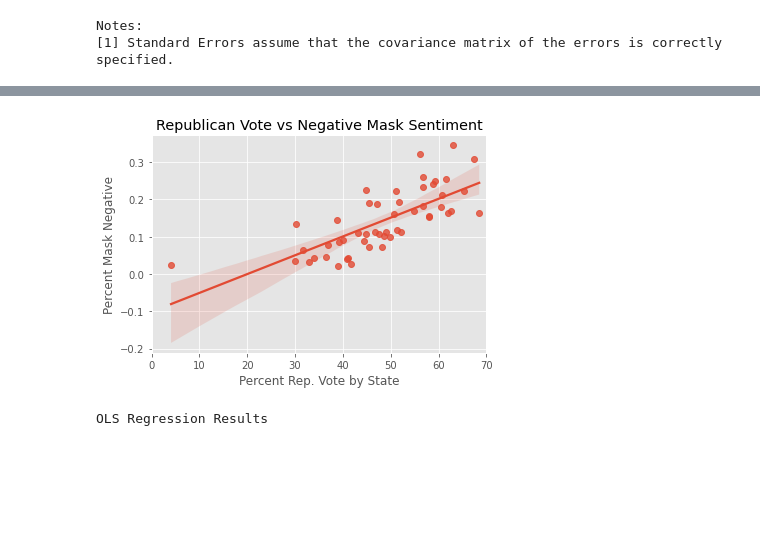
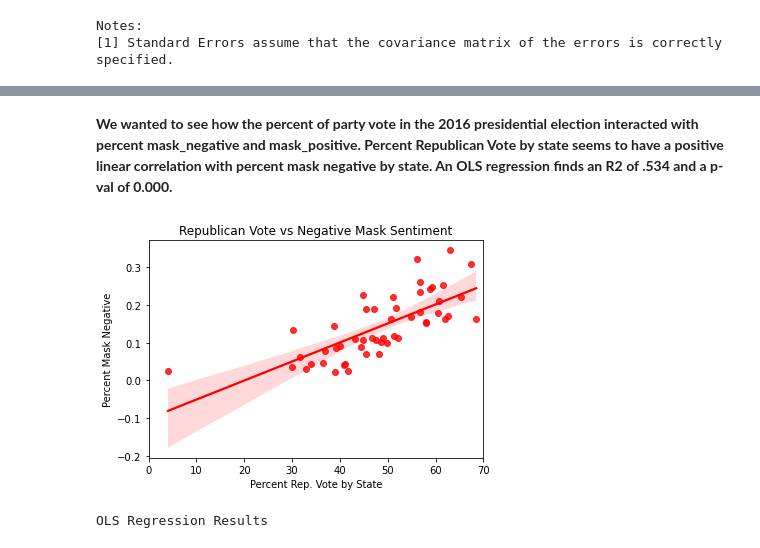
Before and after one commit to vmohan96/Decoding-COVID-19, a Jupyter notebook: 03.1-Modeling-alex.ipynb, the cells around one changed output, grey strips where cells are left out. Drawn from its saved outputs; the diff is of its cells as text; code cells hidden in the pictures; blank space fills up the shorter version.

```diff
--- a/03.1-Modeling-alex.ipynb
+++ b/03.1-Modeling-alex.ipynb
@@ -73,13 +89,15 @@ y = df['percent change cases']
+# %% [markdown]
+**We wanted to see how the percent of party vote in the 2016 presidential election interacted with percent mask_negative and mask_positive. Percent Republican Vote by state seems to have a positive linear correlation with percent mask negative by state. An OLS regression finds an R2 of .534 and a p-val of 0.000.**
 # %%
-sns.regplot(data=df, x='percr', y='mask_negative', label='Significance=.004')
+sns.regplot(data=df, x='percr', y='mask_negative', color='red')
 plt.ylabel('Percent Mask Negative')
 plt.xlabel('Percent Rep. Vote by State')
 plt.xlim(0, 70)
 plt.title('Republican Vote vs Negative Mask Sentiment')
 #plt.legend();
-plt.savefig('republican_mask')
+plt.savefig('./assets/images/republican_mask')
 # %% [output]
-[figure, old version]
+[figure, new version]
 # %%
 X = df['percr']
 y = df['mask_negative']
```
Also changed, not shown: parts of 21 cells of this notebook, 4 other files.
